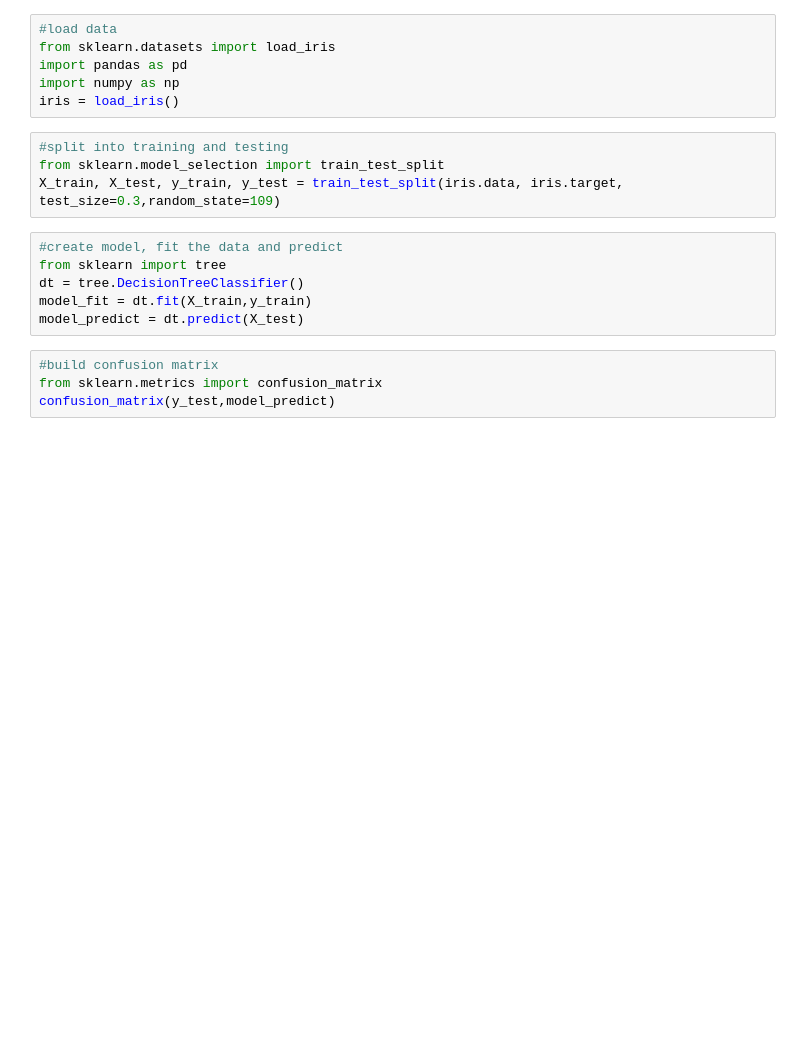
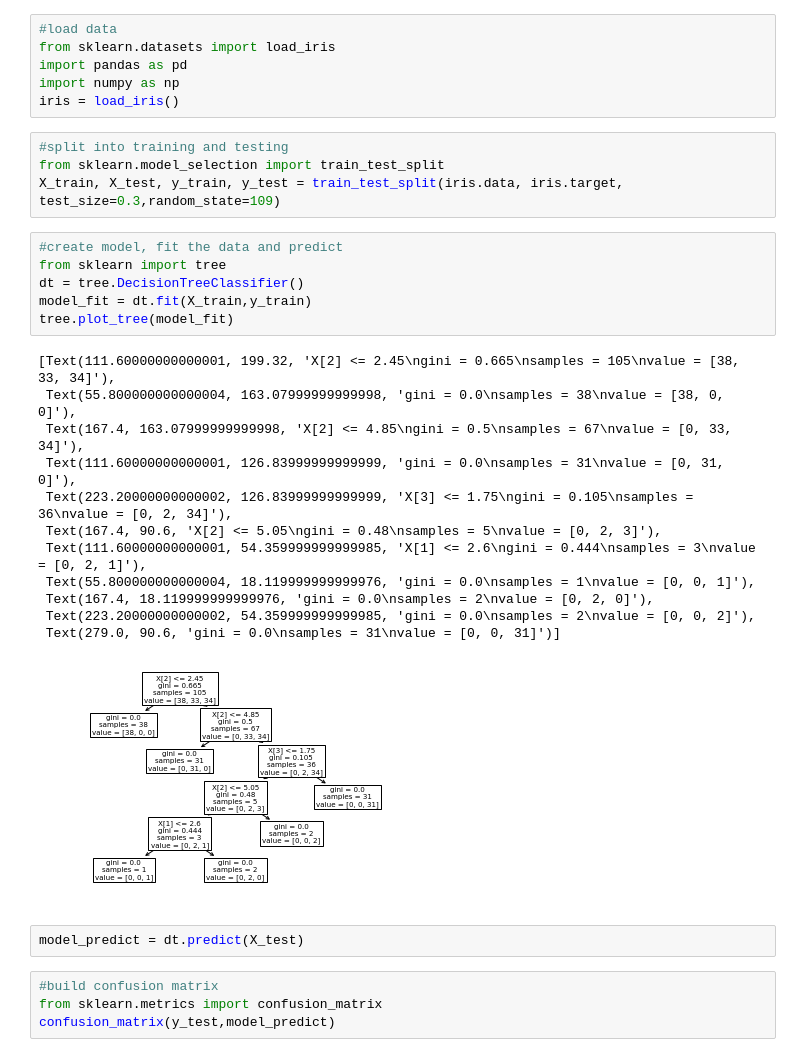
Before and after one commit to SrinithiSrinivasan/Data-Analytics, a Jupyter notebook: Classification_DecisionTree.ipynb, the cells around one changed output. Saved outputs shown, nothing was run; the diff lists cells and outputs as text; blank space fills up the shorter version.

```diff
--- a/Classification_DecisionTree.ipynb
+++ b/Classification_DecisionTree.ipynb
@@ -13,9 +13,24 @@ X_train, X_test, y_train, y_test = train_test_split(iris.data, iris.target, test
 # %%
 #create model, fit the data and predict
 from sklearn import tree
 dt = tree.DecisionTreeClassifier()
 model_fit = dt.fit(X_train,y_train)
-model_predict = dt.predict(X_test)
+tree.plot_tree(model_fit)
+# %% [output]
+[Text(111.60000000000001, 199.32, 'X[2] <= 2.45\ngini = 0.665\nsamples = 105\nvalue = [38, 33, 34]'),
+ Text(55.800000000000004, 163.07999999999998, 'gini = 0.0\nsamples = 38\nvalue = [38, 0, 0]'),
+ Text(167.4, 163.07999999999998, 'X[2] <= 4.85\ngini = 0.5\nsamples = 67\nvalue = [0, 33, 34]'),
+ Text(111.60000000000001, 126.83999999999999, 'gini = 0.0\nsamples = 31\nvalue = [0, 31, 0]'),
+ Text(223.20000000000002, 126.83999999999999, 'X[3] <= 1.75\ngini = 0.105\nsamples = 36\nvalue = [0, 2, 34]'),
+ Text(167.4, 90.6, 'X[2] <= 5.05\ngini = 0.48\nsamples = 5\nvalue = [0, 2, 3]'),
+ Text(111.60000000000001, 54.359999999999985, 'X[1] <= 2.6\ngini = 0.444\nsamples = 3\nvalue = [0, 2, 1]'),
+ Text(55.800000000000004, 18.119999999999976, 'gini = 0.0\nsamples = 1\nvalue = [0, 0, 1]'),
+ Text(167.4, 18.119999999999976, 'gini = 0.0\nsamples = 2\nvalue = [0, 2, 0]'),
+ Text(223.20000000000002, 54.359999999999985, 'gini = 0.0\nsamples = 2\nvalue = [0, 0, 2]'),
+ Text(279.0, 90.6, 'gini = 0.0\nsamples = 31\nvalue = [0, 0, 31]')]
+[figure, added]
+# %%
+model_predict = dt.predict(X_test)
 # %%
 #build confusion matrix
 from sklearn.metrics import confusion_matrix
```
